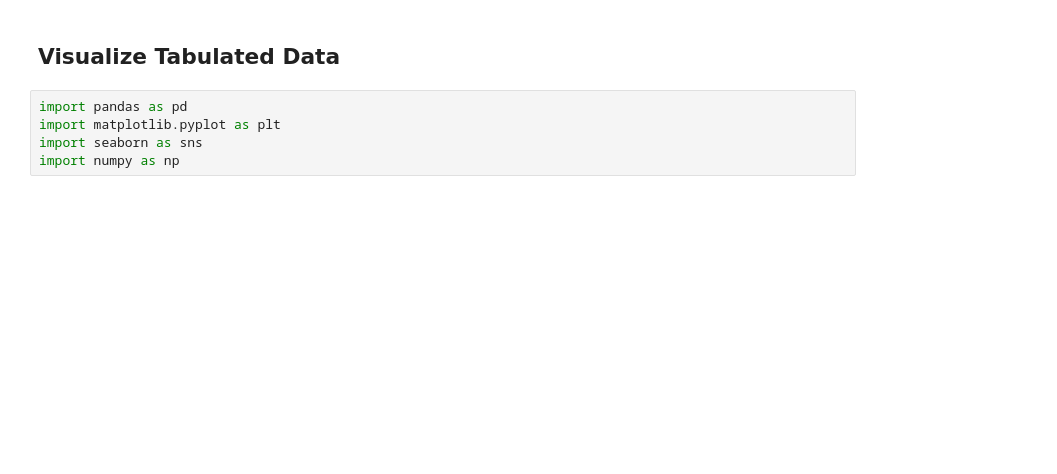
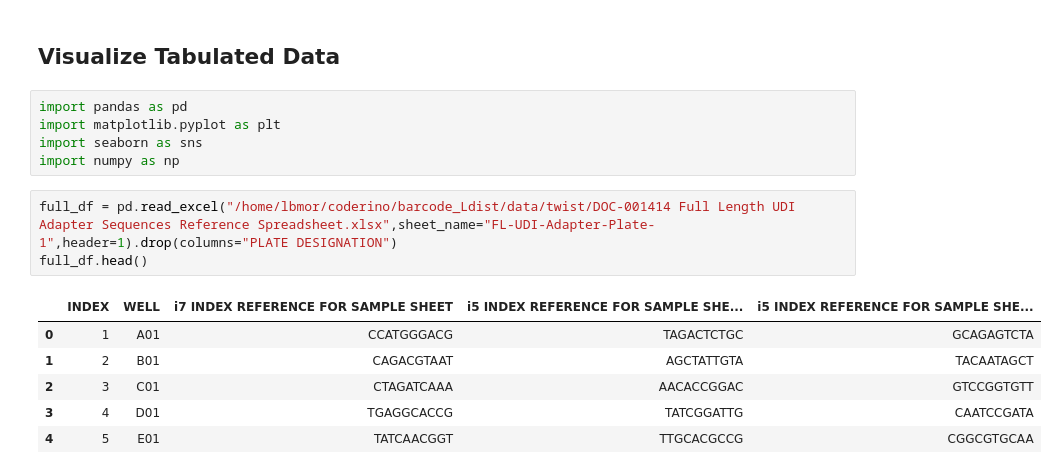
Before and after one commit to lbmorina/barcode_Ldist, a Jupyter notebook: python/tabulated_viz.ipynb, the cells around one changed output. Cells and saved outputs as stored; diff of their text form; blank space fills up the shorter version.

```diff
--- a/python/tabulated_viz.ipynb
+++ b/python/tabulated_viz.ipynb
@@ -5,3 +5,13 @@ import pandas as pd
 import matplotlib.pyplot as plt
 import seaborn as sns
 import numpy as np
+# %%
+full_df = pd.read_excel("/home/lbmor/coderino/barcode_Ldist/data/twist/DOC-001414 Full Length UDI Adapter Sequences Reference Spreadsheet.xlsx",sheet_name="FL-UDI-Adapter-Plate-1",header=1).drop(columns="PLATE DESIGNATION")
+full_df.head()
+# %% [output]
+|  | INDEX | WELL | i7 INDEX REFERENCE FOR SAMPLE SHEET | i5 INDEX REFERENCE FOR SAMPLE SHE... | i5 INDEX REFERENCE FOR SAMPLE SHE... |
+| 0 | 1 | A01 | CCATGGGACG | TAGACTCTGC | GCAGAGTCTA |
+| 1 | 2 | B01 | CAGACGTAAT | AGCTATTGTA | TACAATAGCT |
+| 2 | 3 | C01 | CTAGATCAAA | AACACCGGAC | GTCCGGTGTT |
+| 3 | 4 | D01 | TGAGGCACCG | TATCGGATTG | CAATCCGATA |
+| 4 | 5 | E01 | TATCAACGGT | TTGCACGCCG | CGGCGTGCAA |
```
Also changed, not shown: parts of 4 cells of this notebook, 1 other file.
